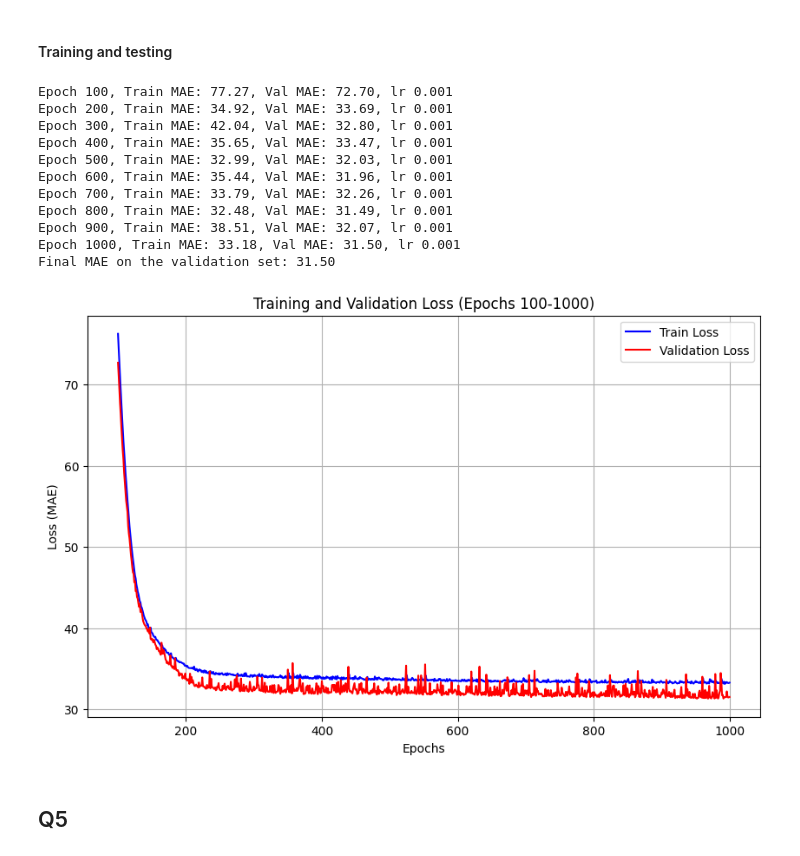
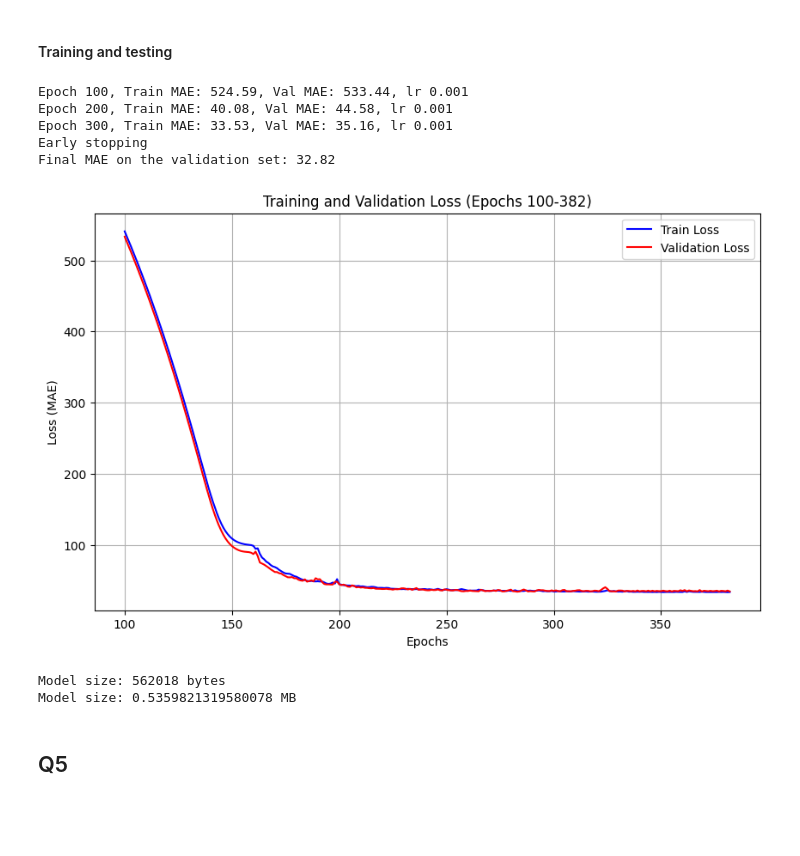
Before and after one commit to elijah-jones-2003/PADL, a Jupyter notebook: padl.ipynb, the cells around one changed output. Drawn from its saved outputs; the diff is of its cells as text; code cells hidden in the pictures; blank space fills up the shorter version.

```diff
--- a/padl.ipynb
+++ b/padl.ipynb
@@ -4,8 +4,8 @@
 # %% [markdown]
 # PADL coursework
 # %%
-from google.colab import drive
-drive.mount('/content/drive/')
+# from google.colab import drive
+# drive.mount('/content/drive/')
 
 import matplotlib.pyplot as plt
 import numpy as np
@@ -39,6 +39,6 @@ from torch.utils.data import random_split
 
 from skimage.metrics import structural_similarity as ssim
 
-PROJECT_DIRECTORY = '/content/drive/MyDrive/padl_ws/'
+PROJECT_DIRECTORY = '' # '/content/drive/MyDrive/padl_ws/'
 DATA_DIRECTORY = PROJECT_DIRECTORY + "data/"
 MODEL_DIRECTORY = PROJECT_DIRECTORY + "models/"
@@ -356,18 +354,27 @@ X = data_clean[:, :-1]
 y = data_clean[:, -1]
 
 # Split into train and validation data
-X_train, X_val, y_train, y_val = train_test_split(X, y, test_size=0.25)
+X_train, X_test, y_train, y_test = train_test_split(X, y, test_size=0.20)
+X_train, X_val, y_train, y_val = train_test_split(X_train, y_train, test_size=0.15)
 
-# Preprocesing
-scaler = StandardScaler()
-X_train_scaled = scaler.fit_transform(X_train)
-X_val_scaled = scaler.transform(X_val)
+poly = PolynomialFeatures(degree=2, interaction_only=False, include_bias=False)
+X_poly = poly.fit_transform(X_train)
+X_val_poly = poly.transform(X_val)
+X_test_poly = poly.transform(X_test)
+
+# # Preprocesing
+# scaler = StandardScaler()
+# X_train_scaled = scaler.fit_transform(X_poly)
+# X_val_scaled = scaler.transform(X_val_poly)
+# X_test_scaled = scaler.transform(X_test_poly)
 
 # Convert to tensors
-X_train_tensor = torch.tensor(X_train_scaled, dtype=torch.float32)
+X_train_tensor = torch.tensor(X_train, dtype=torch.float32)
 y_train_tensor = torch.tensor(y_train.reshape(-1, 1), dtype=torch.float32)
-X_val_tensor = torch.tensor(X_val_scaled, dtype=torch.float32)
+X_val_tensor = torch.tensor(X_val, dtype=torch.float32)
 y_val_tensor = torch.tensor(y_val.reshape(-1, 1), dtype=torch.float32)
+X_test_tensor = torch.tensor(X_test, dtype=torch.float32)
+y_test_tensor = torch.tensor(y_test.reshape(-1, 1), dtype=torch.float32)
 # %% [markdown]
 #### Model
 # %%
@@ -464,44 +499,38 @@ for epoch in range(epochs):
         torch.save(waist_predictor.state_dict(), 'best_model.pth')
     else:
         patience_counter += 1
         if patience_counter >= patience:
             print("Early stopping")
             end_epoch = epoch
             break
 
 # Switch to evaluation mode
 waist_predictor.eval()
 with torch.no_grad():
     # Get predictions on the scaled validation data
-    y_val_pred = waist_predictor(X_val_tensor).detach().numpy()
+    y_test_pred = waist_predictor(X_test_tensor).detach().numpy()
 
 # Calculate the MAE in the original scale using sklearn's mean_absolute_error
-final_mae = mean_absolute_error(y_val, y_val_pred)
+final_mae = mean_absolute_error(y_test_tensor, y_test_pred)
 print(f"Final MAE on the validation set: {final_mae:.2f}")
 
 # Plot training and validation loss from epoch 100 to 1000
 start_epoch = 100
 end_epoch = min(1000, end_epoch)
 
 plt.figure(figsize=(10, 6))
 plt.plot(range(start_epoch, end_epoch + 1), train_losses[start_epoch - 1:end_epoch], label="Train Loss", color='blue')
 plt.plot(range(start_epoch, end_epoch + 1), val_losses[start_epoch - 1:end_epoch], label="Validation Loss", color='red')
 plt.xlabel('Epochs')
 plt.ylabel('Loss (MAE)')
 plt.title(f'Training and Validation Loss (Epochs {start_epoch}-{end_epoch})')
 plt.legend()
 plt.grid(True)
 plt.show()
 # %% [output]
-Epoch 100, Train MAE: 77.27, Val MAE: 72.70, lr 0.001
-Epoch 200, Train MAE: 34.92, Val MAE: 33.69, lr 0.001
-Epoch 300, Train MAE: 42.04, Val MAE: 32.80, lr 0.001
-Epoch 400, Train MAE: 35.65, Val MAE: 33.47, lr 0.001
-Epoch 500, Train MAE: 32.99, Val MAE: 32.03, lr 0.001
-Epoch 600, Train MAE: 35.44, Val MAE: 31.96, lr 0.001
-Epoch 700, Train MAE: 33.79, Val MAE: 32.26, lr 0.001
-Epoch 800, Train MAE: 32.48, Val MAE: 31.49, lr 0.001
-Epoch 900, Train MAE: 38.51, Val MAE: 32.07, lr 0.001
-Epoch 1000, Train MAE: 33.18, Val MAE: 31.50, lr 0.001
-Final MAE on the validation set: 31.50
+Epoch 100, Train MAE: 524.59, Val MAE: 533.44, lr 0.001
+Epoch 200, Train MAE: 40.08, Val MAE: 44.58, lr 0.001
+Epoch 300, Train MAE: 33.53, Val MAE: 35.16, lr 0.001
+Early stopping
+Final MAE on the validation set: 32.82
-[figure, old version]
+[figure, new version]
@@ -508,3 +539,10 @@ Final MAE on the validation set: 31.50
+# %%
+file_size = os.path.getsize('best_model.pth')
+print(f"Model size: {file_size} bytes")
+print(f"Model size: {file_size / (1024**2)} MB") # in MB
+# %% [output]
+Model size: 562018 bytes
+Model size: 0.5359821319580078 MB
 # %% [markdown]
 ## Q5
 # %% [markdown]
```
Also changed, not shown: parts of 10 cells of this notebook, 1 other file.
